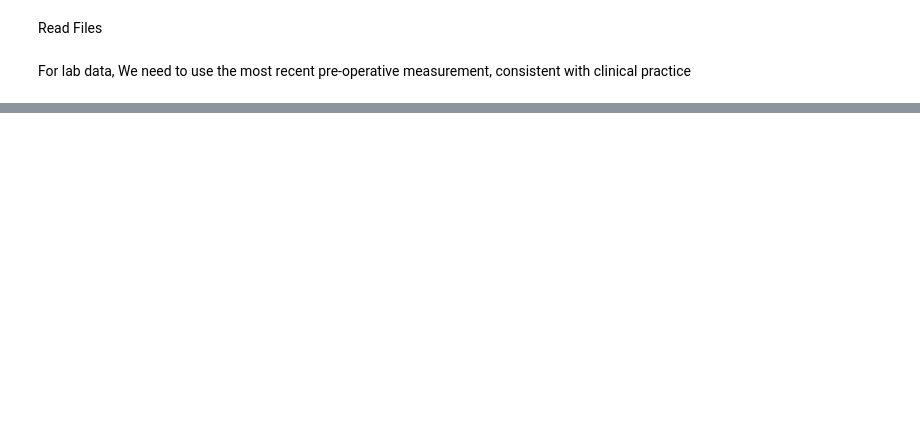
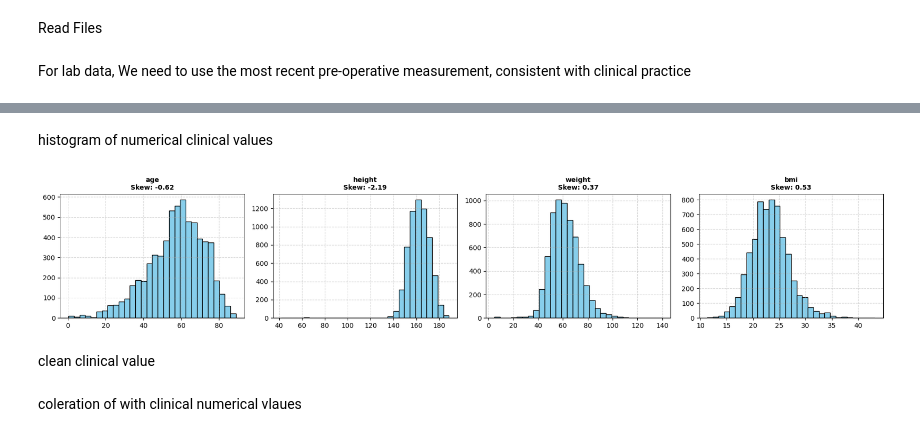
Before and after one commit to May-hk/lab-test-prediction, a Jupyter notebook: data_processing.ipynb, the cells around one changed output, grey strips where cells are left out. Saved outputs shown, nothing was run; the diff lists cells and outputs as text; code cells hidden in the pictures; blank space fills up the shorter version.

```diff
--- a/data_processing.ipynb
+++ b/data_processing.ipynb
@@ -28,0 +137,26 @@ preop_last.to_excel("preop_lab_values.xlsx", index=False)
+# %% [markdown]
+histogram of numerical clinical values
+# %%
+clinical_columns_to_check = ["age", "height", "weight", "bmi"]
+
+num_plots = len(clinical_columns_to_check)
+num_rows = math.ceil(num_plots / 4)
+
+plt.figure(figsize=(18, 3.5 * num_rows))
+
+for i, col in enumerate(clinical_columns_to_check, start=1):
+    clean_data = pd.to_numeric(clinical_data[col], errors="coerce").dropna()
+
+    col_skew = clean_data.skew()
+
+    plt.subplot(num_rows, 4, i)
+    plt.hist(clean_data, bins=30, color="skyblue", edgecolor="black")
+    plt.title(f"{col}\nSkew: {col_skew:.2f}", fontsize=10, fontweight="bold")
+    plt.grid(True, linestyle="--", alpha=0.5)
+
+plt.tight_layout()
+plt.show()
+# %% [output]
+[figure, added]
+# %% [markdown]
+clean clinical value
@@ -28,0 +165,2 @@ preop_last.to_excel("preop_lab_values.xlsx", index=False)
+# %% [markdown]
+coleration of with clinical numerical vlaues
```
Also changed, not shown: parts of 16 cells of this notebook, 3 other files.
